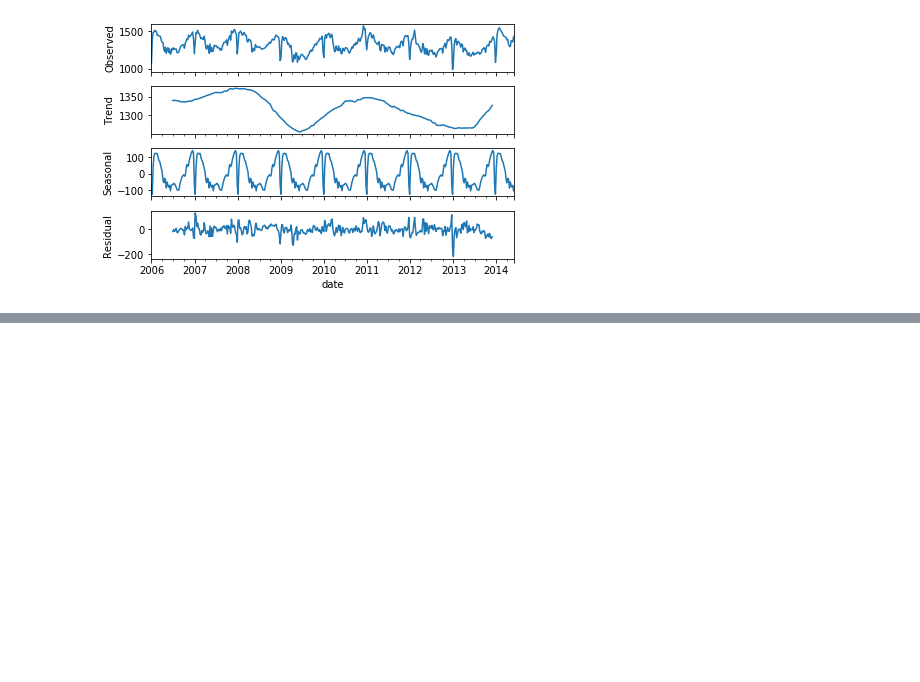
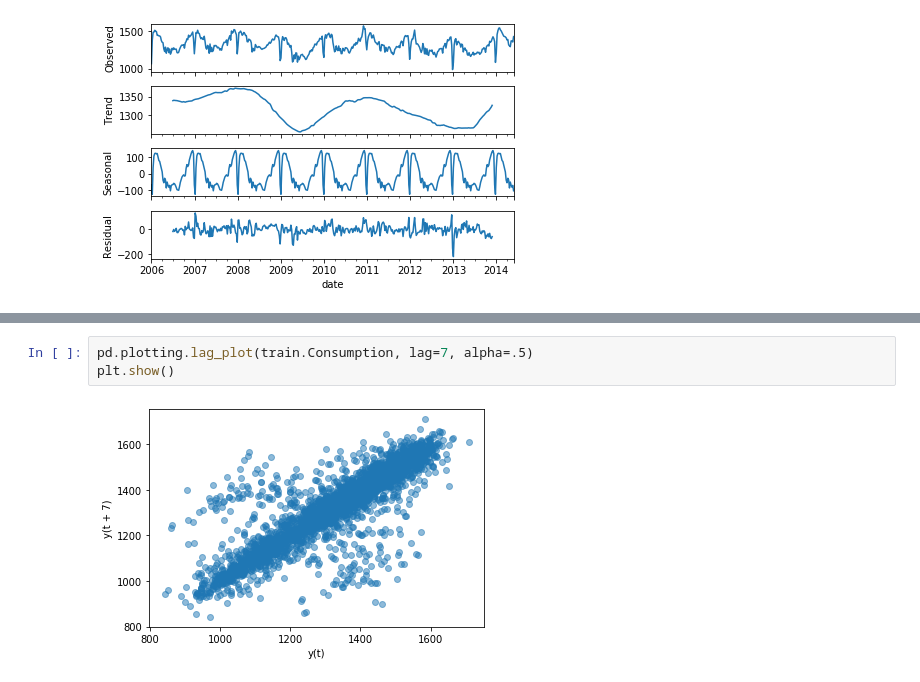
Before and after one commit to misty-garcia/ds-methodologies-exercises, a Jupyter notebook: time_series/explore-exercise.ipynb, the cells around one changed output, grey strips where cells are left out. Saved outputs shown, nothing was run; the diff lists cells and outputs as text; blank space fills up the shorter version.

```diff
--- a/time_series/explore-exercise.ipynb
+++ b/time_series/explore-exercise.ipynb
@@ -343,0 +343,5 @@ plt.s
+# %%
+pd.plotting.lag_plot(train.Consumption, lag=7, alpha=.5)
+plt.show()
+# %% [output]
+[figure, added]
```
Also changed, not shown: parts of 3 cells of this notebook, 2 other files.
